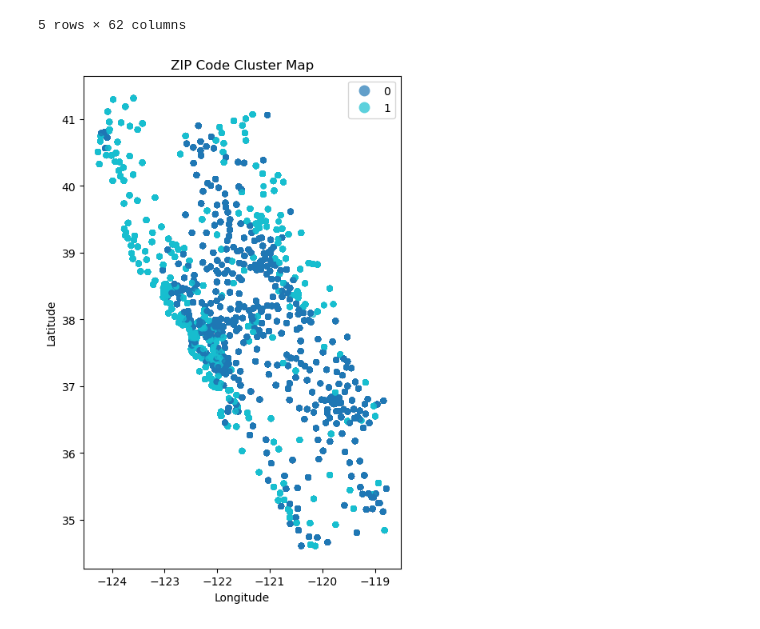
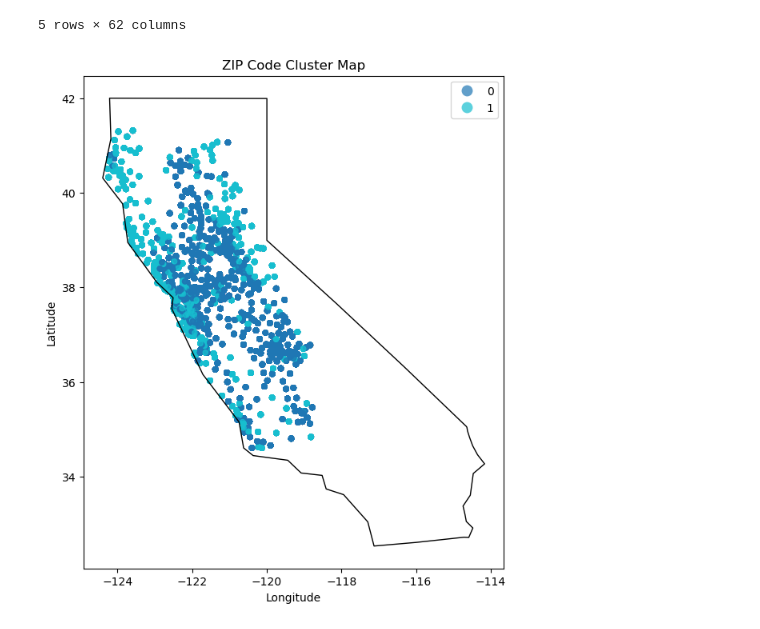
Before and after one commit to kaia-hu/Energy_Load_Forcasting, a Jupyter notebook: 4-unsupervised_learning.ipynb, the cells around one changed output. Saved outputs shown, nothing was run; the diff lists cells and outputs as text; code cells hidden in the pictures.

```diff
--- a/4-unsupervised_learning.ipynb
+++ b/4-unsupervised_learning.ipynb
@@ -201,29 +201,36 @@ df_pivoted_2.head()
 # %%
 # Make sure ZIP code is string in both dataframes
 df_all['zipcode'] = df_all['zipcode'].astype(str)
 #df_pivoted = df_pivoted.reset_index()
 df_pivoted_2['zipcode'] = df_pivoted_2['zipcode'].astype(str)
 
 # Merge the cluster assignments into df_all
 # Assumes df_pivoted['cluster'] holds the cluster labels
 df_all_with_cluster = pd.merge(df_all, df_pivoted_2[['zipcode', 'cluster']], left_on='zipcode', right_on='zipcode', how='left')
 
 # Drop rows without lat/lon if any
 df_all_with_cluster = df_all_with_cluster.dropna(subset=['latitude', 'longitude'])
 
 # Create a GeoDataFrame from the merged dataframe
 gdf = gpd.GeoDataFrame(
     df_all_with_cluster,
     geometry=gpd.points_from_xy(df_all_with_cluster['longitude'], df_all_with_cluster['latitude']),
     crs='EPSG:4326'
 )
 
+# Get California state boundary map
+world = gpd.read_file('data/ne_110m_admin_0_countries/ne_110m_admin_0_countries.shp')
+usa = world[world['ADMIN'] == 'United States of America']
+states = gpd.read_file('data/ne_110m_admin_1_states_provinces/ne_110m_admin_1_states_provinces.shp')
+california = states[states['name'] == 'California']
+
 # Plot the clusters on the map
 fig, ax = plt.subplots(1, 1, figsize=(12, 8))
+california.boundary.plot(ax=ax, color='black', linewidth=1)
 gdf.plot(column='cluster_y', categorical=True, legend=True, ax=ax, markersize=20, alpha=0.7)
 plt.title('ZIP Code Cluster Map')
 plt.xlabel('Longitude')
 plt.ylabel('Latitude')
 plt.show()
 # %% [output]
-[figure, old version]
+[figure, new version]
```
Also changed, not shown: parts of 3 cells of this notebook.
